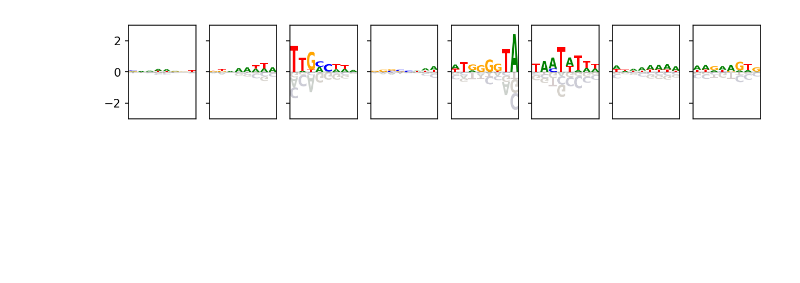
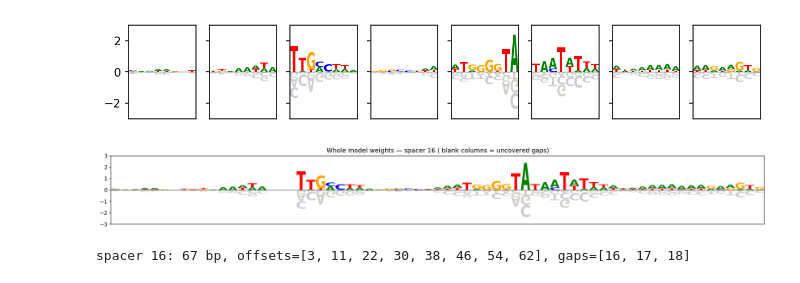
Before and after one commit to KellyLiao1023/Whole-model, a Jupyter notebook: MS2_Data_PyTorch/scripts/Model_CorePromoter_clean.ipynb, the cells around one changed output. Cells and saved outputs as stored; diff of their text form; code cells hidden in the pictures; blank space fills up the shorter version.

Commit message:
Add logo cells that shows 3 CONV2 results

```diff
--- a/MS2_Data_PyTorch/scripts/Model_CorePromoter_clean.ipynb
+++ b/MS2_Data_PyTorch/scripts/Model_CorePromoter_clean.ipynb
@@ -424,3 +424,83 @@ axes[3].set_ylim(-3, 3)
 plt.show()
 # %% [output]
 [figure]
+# %%
+def build_spatial_logo_matrix(core_model, channel):
+    """Arrange mean-centered conv1 weights at their true conv2 offsets."""
+    bases = ['A', 'C', 'G', 'T']
+    w1 = core_model.conv1.weight.detach().cpu().numpy()  # (filter, base, filter_pos)
+    w2 = core_model.conv2.weight.detach().cpu().numpy()[channel]  # (filter, conv2_pos)
+
+    if w1.shape[0] != w2.shape[0]:
+        raise ValueError(f"conv1 has {w1.shape[0]} filters but conv2 channel {channel} has {w2.shape[0]}")
+    if w1.shape[1] != len(bases):
+        raise ValueError(f"expected {len(bases)} DNA bases, got conv1 shape {w1.shape}")
+
+    offsets = []
+    for filter_idx in range(w2.shape[0]):
+        taps = np.flatnonzero(np.abs(w2[filter_idx]) > 1e-6)
+        if taps.size != 1:
+            raise ValueError(
+                f"conv2 channel {channel}, filter {filter_idx} has {taps.size} nonzero taps; expected exactly 1"
+            )
+        offsets.append(int(taps[0]))
+
+    centered = w1 - w1.mean(axis=1, keepdims=True)
+    filter_width = w1.shape[2]
+    first_pos = min(offsets)
+    last_pos = max(offset + filter_width - 1 for offset in offsets)
+    logo_matrix = pd.DataFrame(
+        0.0,
+        index=np.arange(last_pos - first_pos + 1),
+        columns=bases,
+    )
+    occupied = np.zeros(len(logo_matrix), dtype=bool)
+
+    for filter_idx, offset in enumerate(offsets):
+        start = offset - first_pos
+        stop = start + filter_width
+        if occupied[start:stop].any():
+            overlap = np.flatnonzero(occupied[start:stop]) + start
+            raise ValueError(
+                f"conv2 channel {channel}, filter {filter_idx} overlaps logo positions {overlap.tolist()}"
+            )
+        logo_matrix.iloc[start:stop, :] = centered[filter_idx].T
+        occupied[start:stop] = True
+
+        np.testing.assert_allclose(
+            logo_matrix.iloc[start:stop, :].to_numpy(),
+            centered[filter_idx].T,
+        )
+
+    gap_positions = np.flatnonzero(~occupied)
+    np.testing.assert_allclose(logo_matrix.iloc[gap_positions, :].to_numpy(), 0.0)
+    return logo_matrix, offsets, gap_positions.tolist()
+
+
+spacer_channels = {16: 0, 17: 1, 18: 2}
+expected_logo_lengths = {16: 67, 17: 68, 18: 69}
+
+for spacer, channel in spacer_channels.items():
+    spatial_logo, offsets, gap_positions = build_spatial_logo_matrix(model, channel)
+    assert len(spatial_logo) == expected_logo_lengths[spacer], (
+        f"spacer {spacer}: expected {expected_logo_lengths[spacer]} positions, got {len(spatial_logo)}"
+    )
+
+    fig, ax = plt.subplots(figsize=(18, 2.4), dpi=150)
+    ShowLogo(ax, spatial_logo)
+    ax.set_xticks([])
+    ax.set_ylim(-3, 3)
+    ax.set_title(
+        f"Whole model weights — spacer {spacer} "
+        f"( blank columns = uncovered gaps)"
+    )
+    fig.tight_layout()
+    plt.show()
+
+    print(
+        f"spacer {spacer}: {len(spatial_logo)} bp, "
+        f"offsets={offsets}, gaps={gap_positions}"
+    )
+# %% [output]
+[figure, added]
+spacer 16: 67 bp, offsets=[3, 11, 22, 30, 38, 46, 54, 62], gaps=[16, 17, 18]
```
Also changed, not shown: parts of 4 cells of this notebook.
